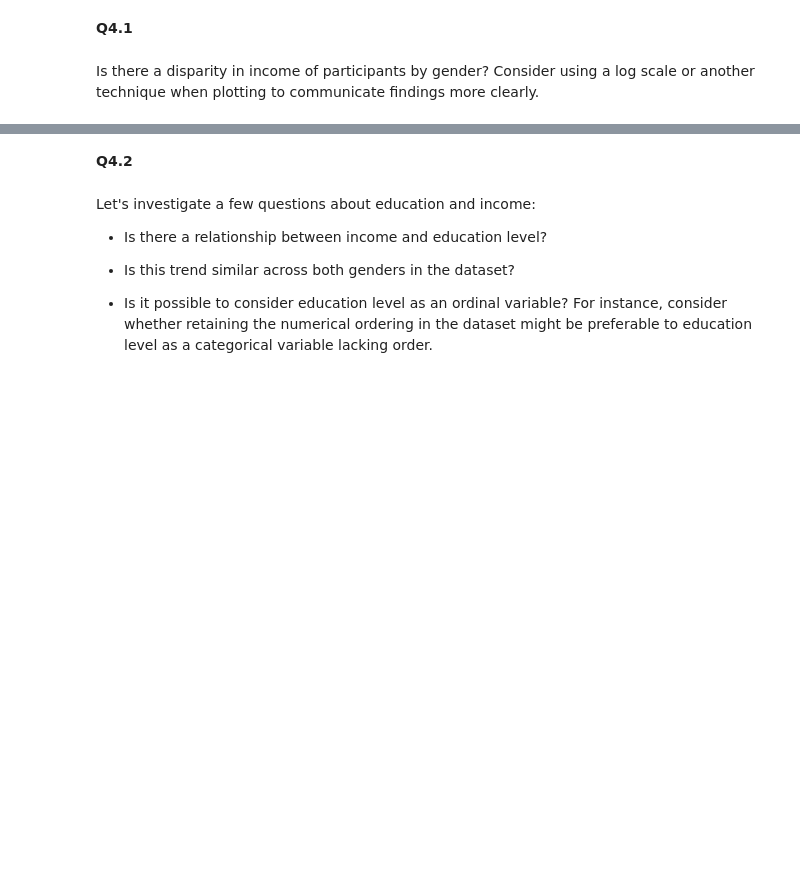
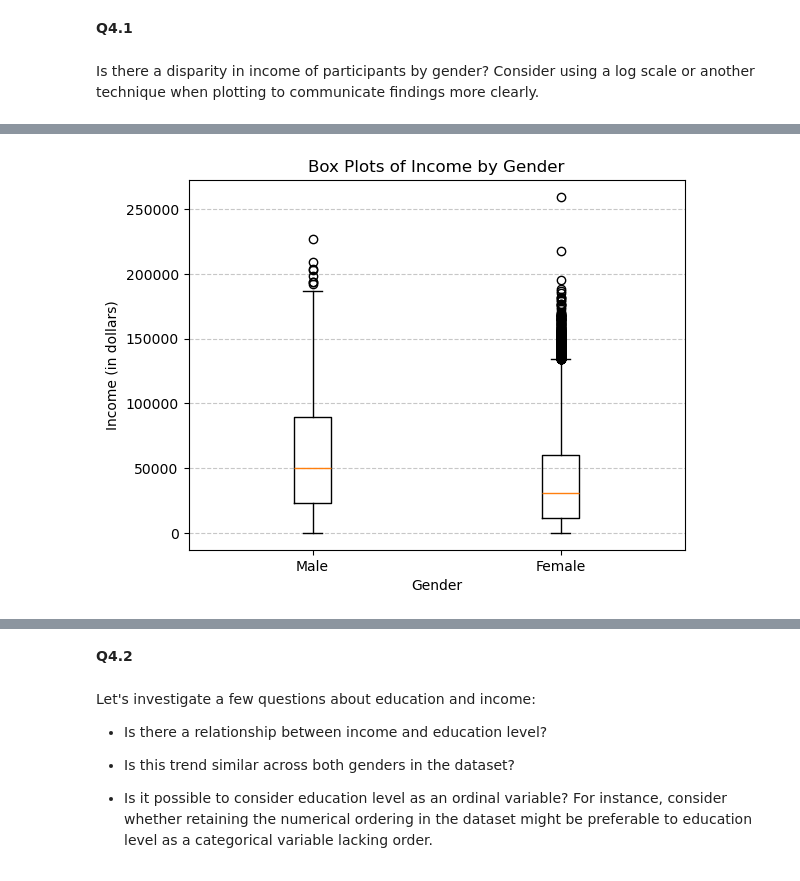
Before and after one commit to julienberman/CS-109a, a Jupyter notebook: psets/cs1090a_hw2/cs1090a_hw2.ipynb, the cells around one changed output, grey strips where cells are left out. Saved outputs shown, nothing was run; the diff lists cells and outputs as text; code cells hidden in the pictures; blank space fills up the shorter version.

```diff
--- a/psets/cs1090a_hw2/cs1090a_hw2.ipynb
+++ b/psets/cs1090a_hw2/cs1090a_hw2.ipynb
@@ -566,0 +596,14 @@ _Type your answer here, replacing this text._
+# %%
+df_census = pd.read_csv("data/census_data.csv", index_col=0)
+# %%
+# plot scatterplot
+plt.boxplot([df_census[df_census['sex'] == 1]['income'],  # male income
+             df_census[df_census['sex'] == 0]['income']], # female income
+            labels=['Male', 'Female'])
+plt.title('Box Plots of Income by Gender')
+plt.ylabel('Income (in dollars)')
+plt.xlabel('Gender')
+plt.grid(axis='y', linestyle='--', alpha=0.7)
+plt.show()
+# %% [output]
+[figure, added]
```
Also changed, not shown: parts of 53 cells of this notebook, 1 other file.
